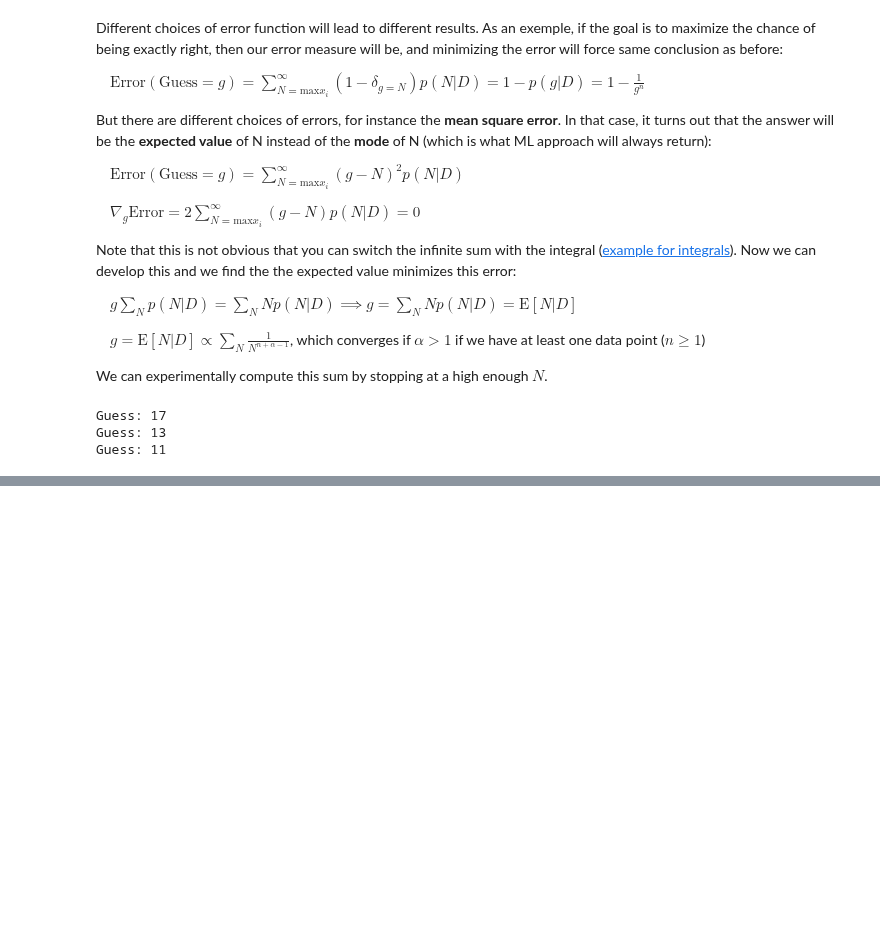
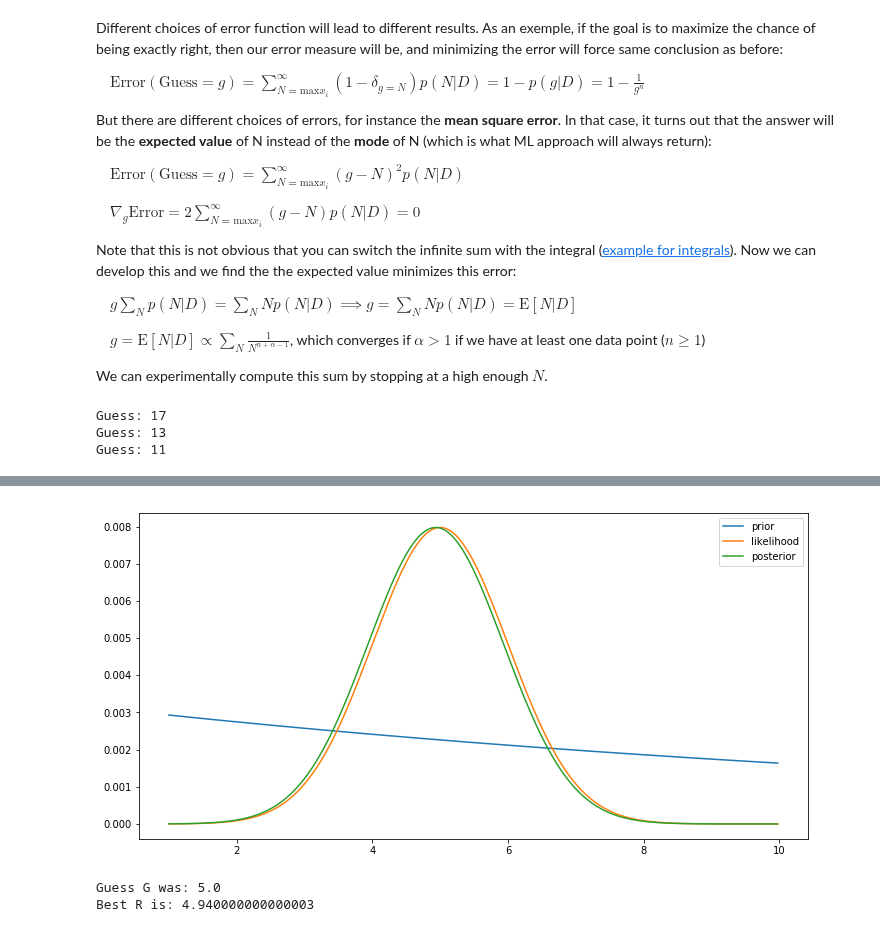
Before and after one commit to QuentinDuval/PythonExperiments, a Jupyter notebook: ml/0_basic_inference.ipynb, the cells around one changed output, grey strips where cells are left out. Drawn from its saved outputs; the diff is of its cells as text; code cells hidden in the pictures; blank space fills up the shorter version.

```diff
--- a/ml/0_basic_inference.ipynb
+++ b/ml/0_basic_inference.ipynb
@@ -496,0 +647,26 @@ Guess: 11
+# %%
+def likelihood(G, R, sigma):
+    return 1 / (np.sqrt(2 * np.pi * sigma**2)) * np.exp(-(G-R)**2/(2*sigma**2))
+
+
+def revise_guess(G: float, prior_distribution):
+    plt.figure(figsize=(12,6))
+    xs = np.arange(1., 10., 0.02)
+    prior = prior_distribution(xs)
+    like = likelihood(G, xs, 1.)
+    post = like * prior
+    plt.plot(xs, prior / np.sum(prior), label='prior')
+    plt.plot(xs, like / np.sum(like), label='likelihood')
+    plt.plot(xs, post / np.sum(post), label='posterior')
+    plt.legend()
+    plt.show()
+
+    print("Guess G was:", G)
+    print("Best R is:", xs[np.argmax(post)])
+
+
+revise_guess(5., pdf_exponential)
+# %% [output]
+[figure, added]
+Guess G was: 5.0
+Best R is: 4.940000000000003
```
Also changed, not shown: parts of 13 cells of this notebook.
